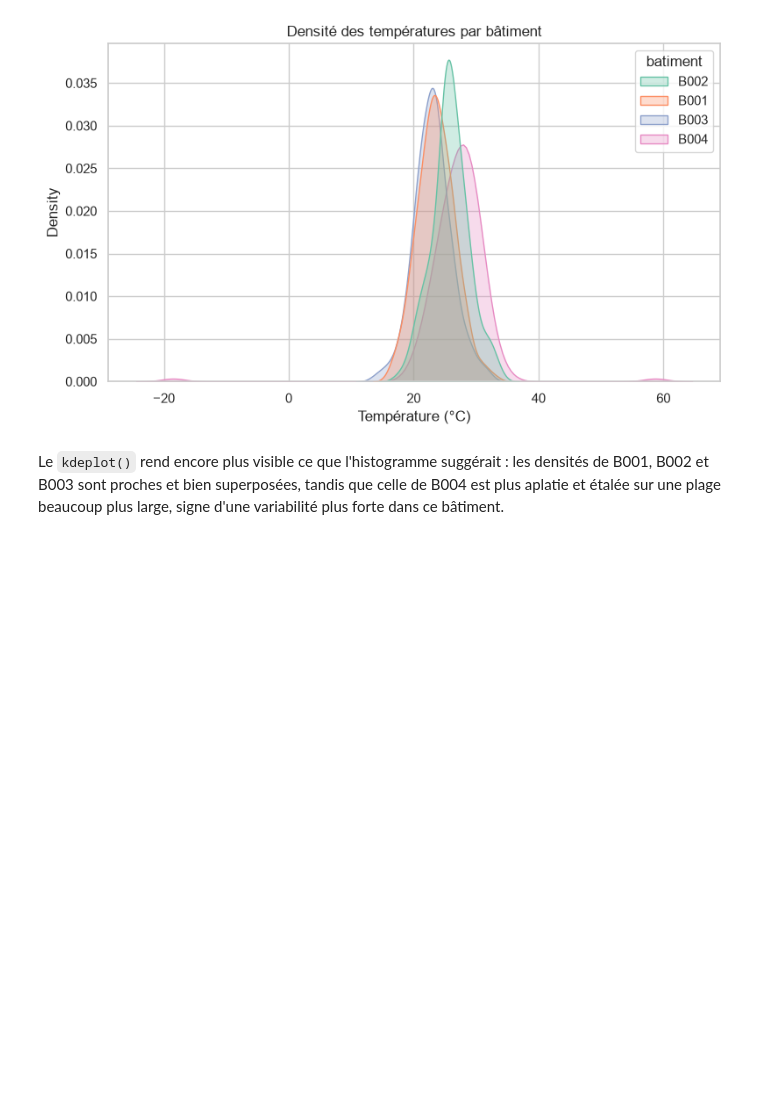
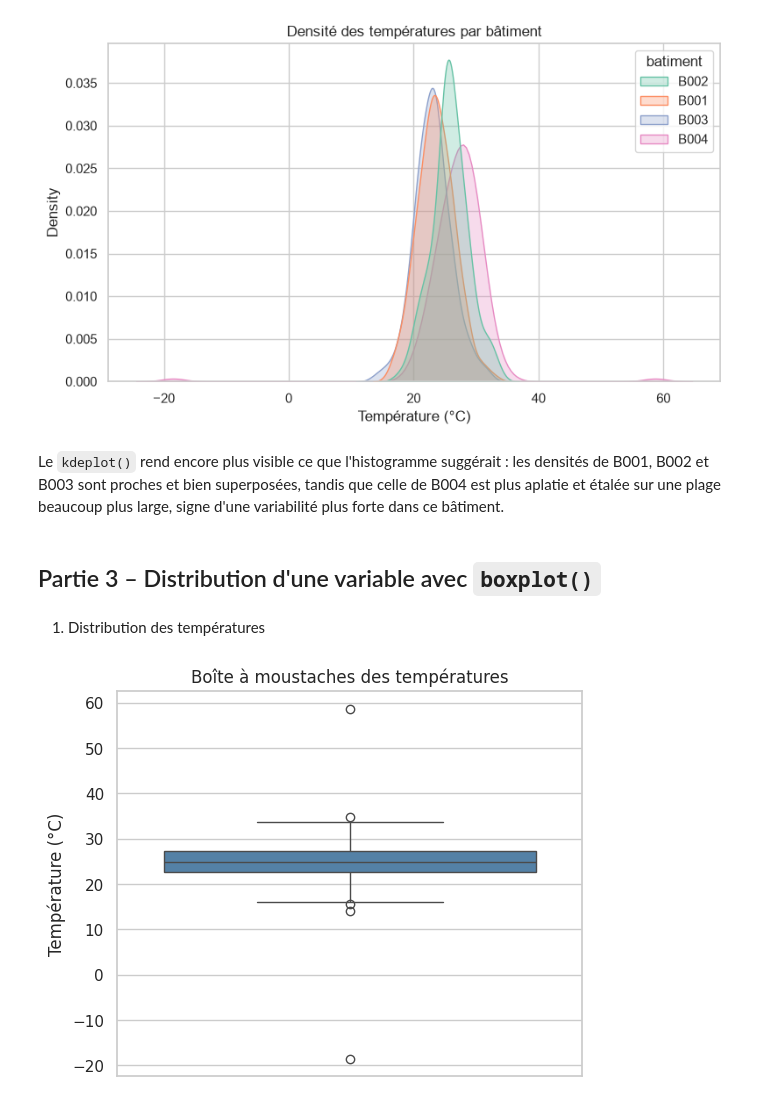
Before and after one commit to Abdoulaye-Diouf/atelier_seaborn_iot, a Jupyter notebook: notebooks/atelier_seaborn_iot.ipynb, the cells around one changed output. Saved outputs shown, nothing was run; the diff lists cells and outputs as text; code cells hidden in the pictures; blank space fills up the shorter version.

```diff
--- a/notebooks/atelier_seaborn_iot.ipynb
+++ b/notebooks/atelier_seaborn_iot.ipynb
@@ -175,3 +175,15 @@ plt.show()
 [figure]
 # %% [markdown]
 Le `kdeplot()` rend encore plus visible ce que l'histogramme suggérait : les densités de B001, B002 et B003 sont proches et bien superposées, tandis que celle de B004 est plus aplatie et étalée sur une plage beaucoup plus large, signe d'une variabilité plus forte dans ce bâtiment.
+# %% [markdown]
+## Partie 3 – Distribution d'une variable avec `boxplot()`
+# %% [markdown]
+1) Distribution des températures
+# %%
+plt.figure(figsize=(6, 5))
+sns.boxplot(data=df, y="temperature", color="steelblue")
+plt.title("Boîte à moustaches des températures")
+plt.ylabel("Température (°C)")
+plt.show()
+# %% [output]
+[figure, added]
```
Also changed, not shown: parts of 5 cells of this notebook.
